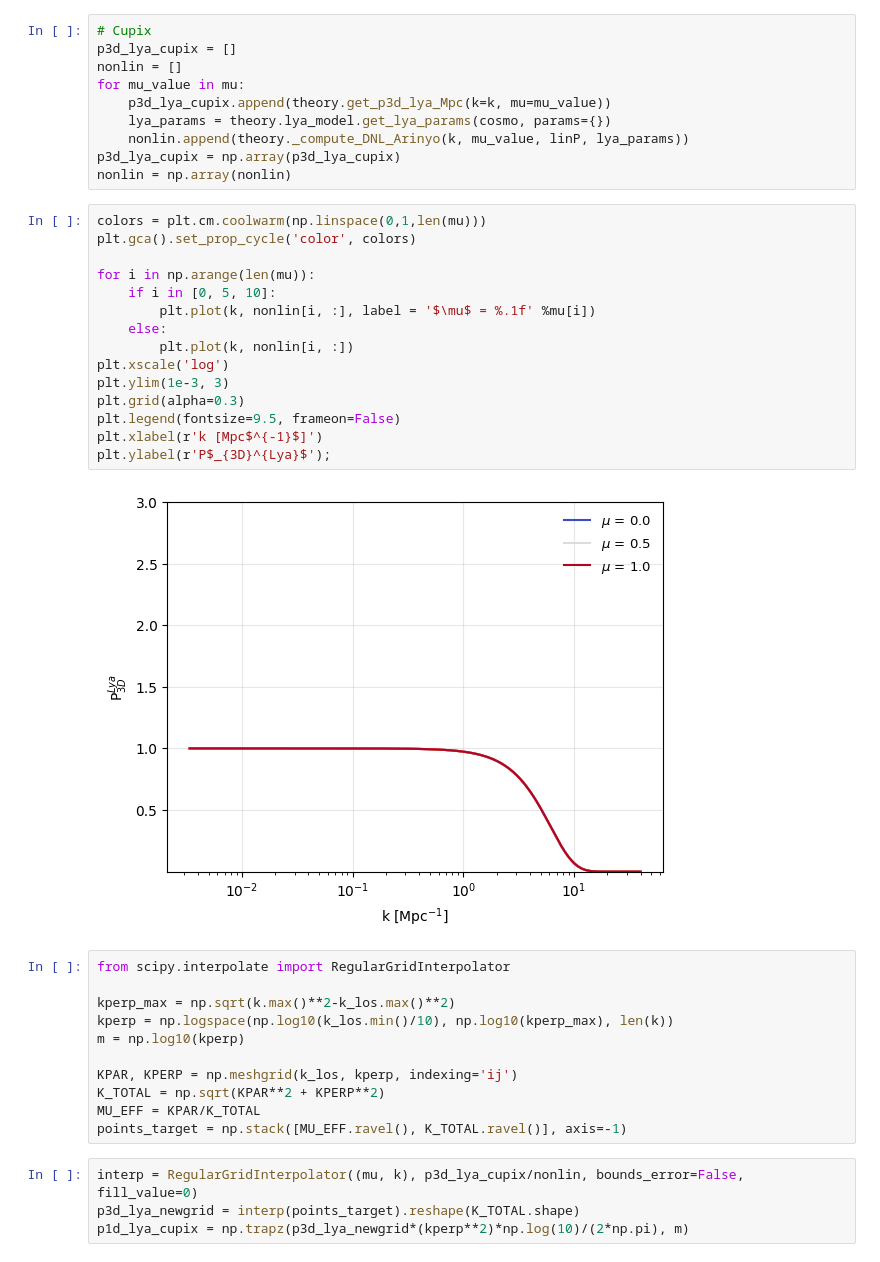
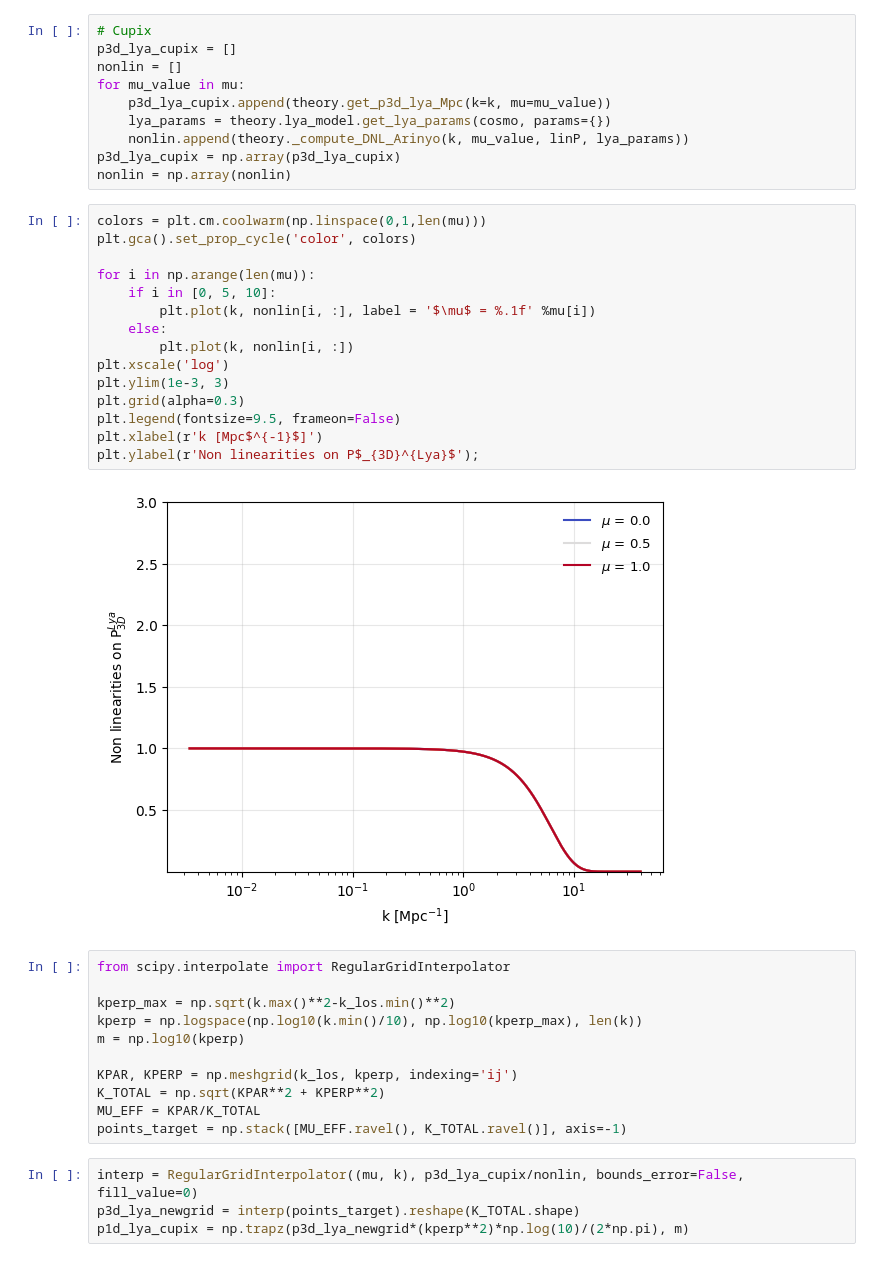
Before and after one commit to andreufont/astrid_hcd, a Jupyter notebook: MW11model/Comparisons/Lya_contribution.ipynb, the cells around one changed output. Drawn from its saved outputs; the diff is of its cells as text.

```diff
--- a/MW11model/Comparisons/Lya_contribution.ipynb
+++ b/MW11model/Comparisons/Lya_contribution.ipynb
@@ -73,25 +73,25 @@ nonlin = np.array(nonlin)
 # %%
 colors = plt.cm.coolwarm(np.linspace(0,1,len(mu)))
 plt.gca().set_prop_cycle('color', colors)
 
 for i in np.arange(len(mu)):
     if i in [0, 5, 10]:
         plt.plot(k, nonlin[i, :], label = '$\mu$ = %.1f' %mu[i])
     else:
         plt.plot(k, nonlin[i, :])
 plt.xscale('log')
 plt.ylim(1e-3, 3)
 plt.grid(alpha=0.3)
 plt.legend(fontsize=9.5, frameon=False)
 plt.xlabel(r'k [Mpc$^{-1}$]')
-plt.ylabel(r'P$_{3D}^{Lya}$');
+plt.ylabel(r'Non linearities on P$_{3D}^{Lya}$');
 # %% [output]
-[figure, old version]
+[figure, new version]
 # %%
 from scipy.interpolate import RegularGridInterpolator
 
-kperp_max = np.sqrt(k.max()**2-k_los.max()**2)
-kperp = np.logspace(np.log10(k_los.min()/10), np.log10(kperp_max), len(k))
+kperp_max = np.sqrt(k.max()**2-k_los.min()**2)
+kperp = np.logspace(np.log10(k.min()/10), np.log10(kperp_max), len(k))
 m = np.log10(kperp)
 
 KPAR, KPERP = np.meshgrid(k_los, kperp, indexing='ij')
```
Also changed, not shown: parts of 2 cells of this notebook.
